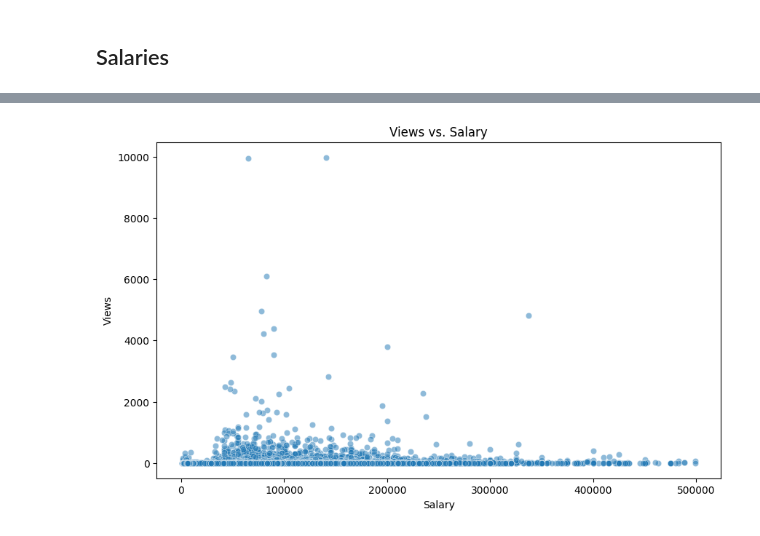
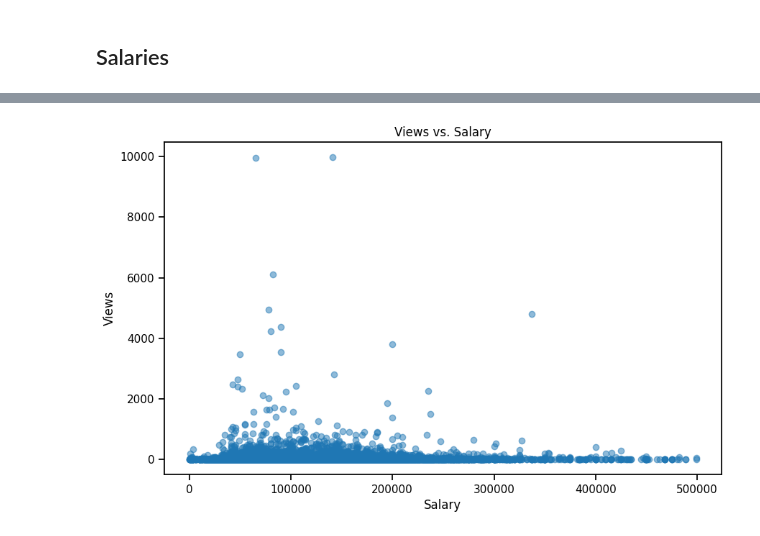
Before and after one commit to j-podracky/linked-insights-ner, a Jupyter notebook: notebooks/01_exploring_linkedin_data.ipynb, the cells around one changed output, grey strips where cells are left out. Drawn from its saved outputs; the diff is of its cells as text; code cells hidden in the pictures.

```diff
--- a/notebooks/01_exploring_linkedin_data.ipynb
+++ b/notebooks/01_exploring_linkedin_data.ipynb
@@ -334,18 +333,0 @@ Filtered sample size: 33724
-# %%
-postings_filtered = postings[
-    (postings['corrected_salary']>0) &
-    (postings['corrected_salary']<500000)
-]
-
-plt.figure(figsize=(10, 6))
-
-# Plot salary distribution (min_salary, med_salary, max_salary)
-sns.histplot(postings_filtered['min_salary'], color='blue', kde=True, label='Min Salary', alpha=0.5)
-sns.histplot(postings_filtered['max_salary'], color='red', kde=True, label='Max Salary', alpha=0.5)
-sns.histplot(postings_filtered['corrected_salary'], color='green', kde=True, label='Median (Corrected) Salary', alpha=0.5)
-
-plt.title('Salary Distribution')
-plt.xlabel('Salary')
-plt.ylabel('Frequency')
-plt.legend()
-plt.show()
@@ -354,10 +334,9 @@ plt.show()
 # %%
-# Scatter plot of views vs. salary
-plt.figure(figsize=(10,6))
-sns.scatterplot(x=postings_filtered['corrected_salary'], y=postings['views'], alpha=0.5)
+# Views vs. Salary
+plt.scatter(postings_filtered['corrected_salary'], postings_filtered['views'], alpha=0.5)
 plt.title('Views vs. Salary')
 plt.xlabel('Salary')
 plt.ylabel('Views')
 plt.show()
 # %% [output]
-[figure, old version]
+[figure, new version]
```
Also changed, not shown: parts of 24 cells of this notebook.
